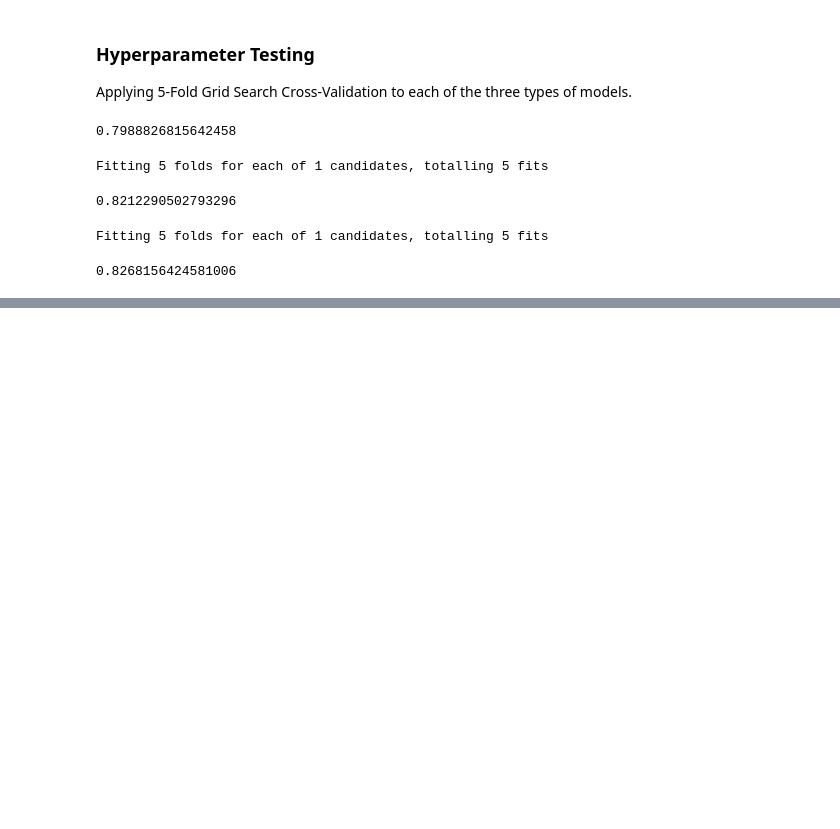
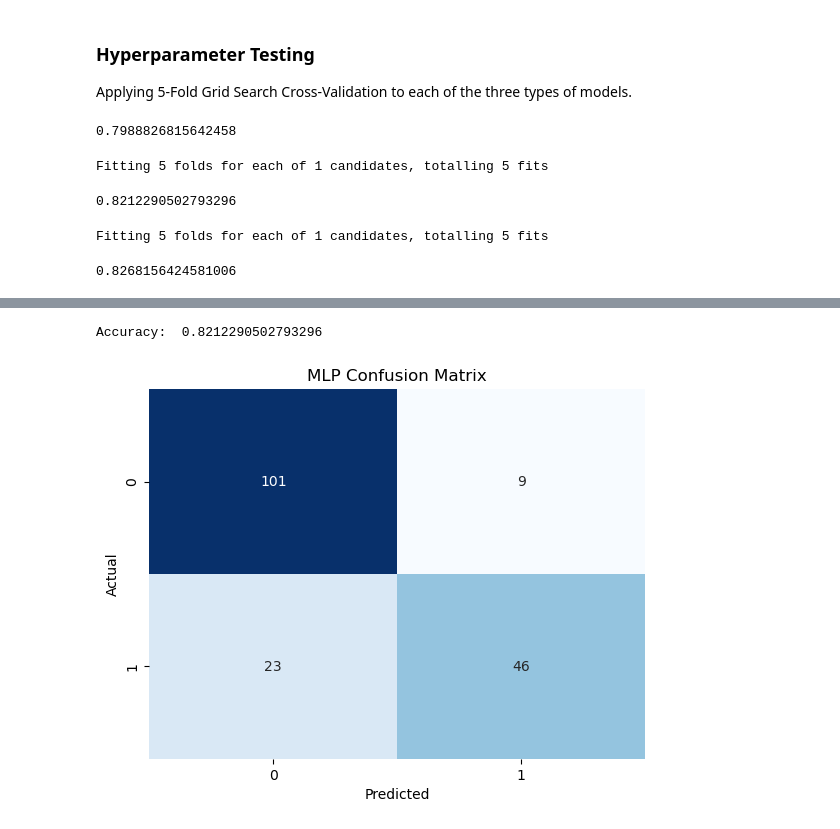
Before and after one commit to eyalJackman/titanic_predictions, a Jupyter notebook: predictions.ipynb, the cells around one changed output, grey strips where cells are left out. Cells and saved outputs as stored; diff of their text form; code cells hidden in the pictures; blank space fills up the shorter version.

```diff
--- a/predictions.ipynb
+++ b/predictions.ipynb
@@ -126,0 +147,15 @@ Fitting 5 folds for each of 1 candidates, totalling 5 fits
+# %%
+acc = gscv_mlp.score(X_test, Y_test)
+print("Accuracy: ", acc)
+cm = confusion_matrix(Y_test, gscv_mlp.predict(X_test))
+
+sns.heatmap(cm, annot=True, fmt="d", cmap="Blues", cbar=False)
+plt.xlabel("Predicted")
+plt.ylabel("Actual")
+plt.title("MLP Confusion Matrix")
+plt.savefig("metrics/mlp_confusion_matrix.png")
+plt.show()
+# Pulled from https://medium.com/@dtuk81/confusion-matrix-visualization-fc31e3f30fea
+# %% [output]
+Accuracy:  0.8212290502793296
+[figure, added]
```
Also changed, not shown: parts of 4 cells of this notebook.
